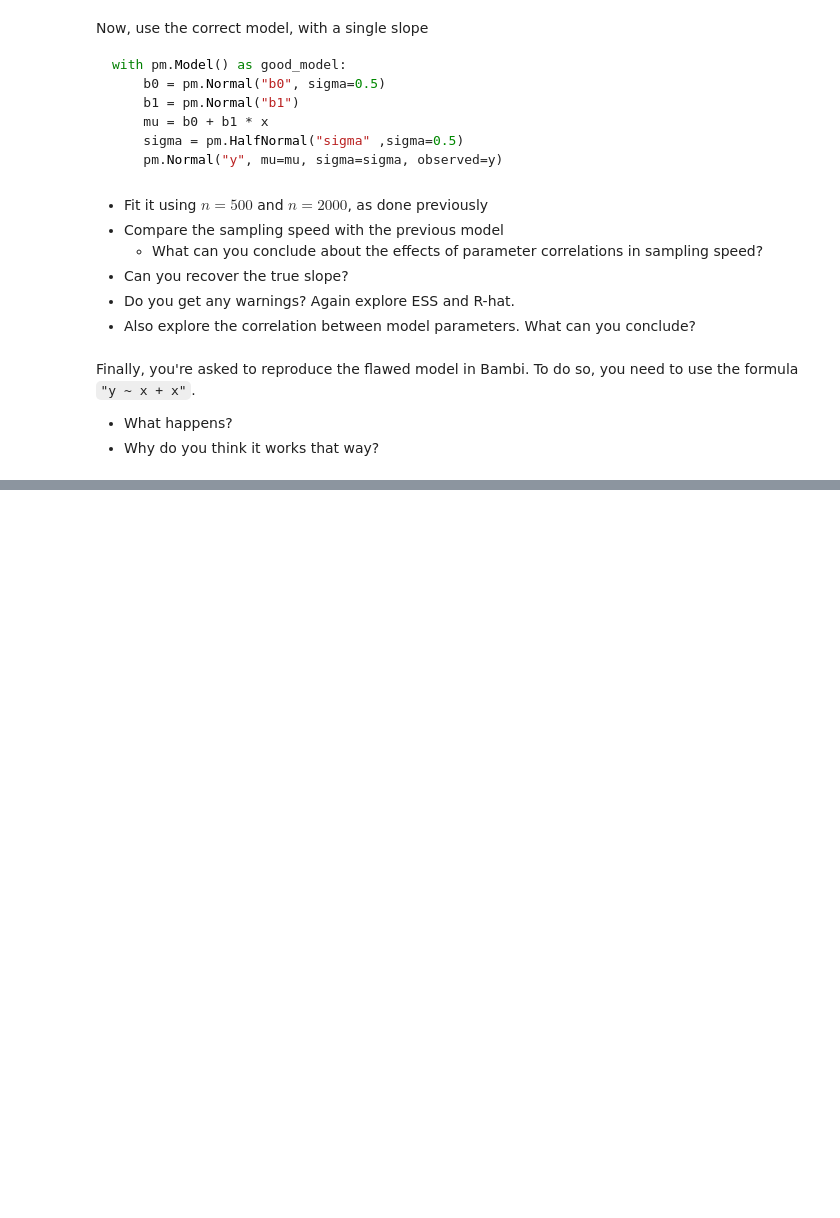
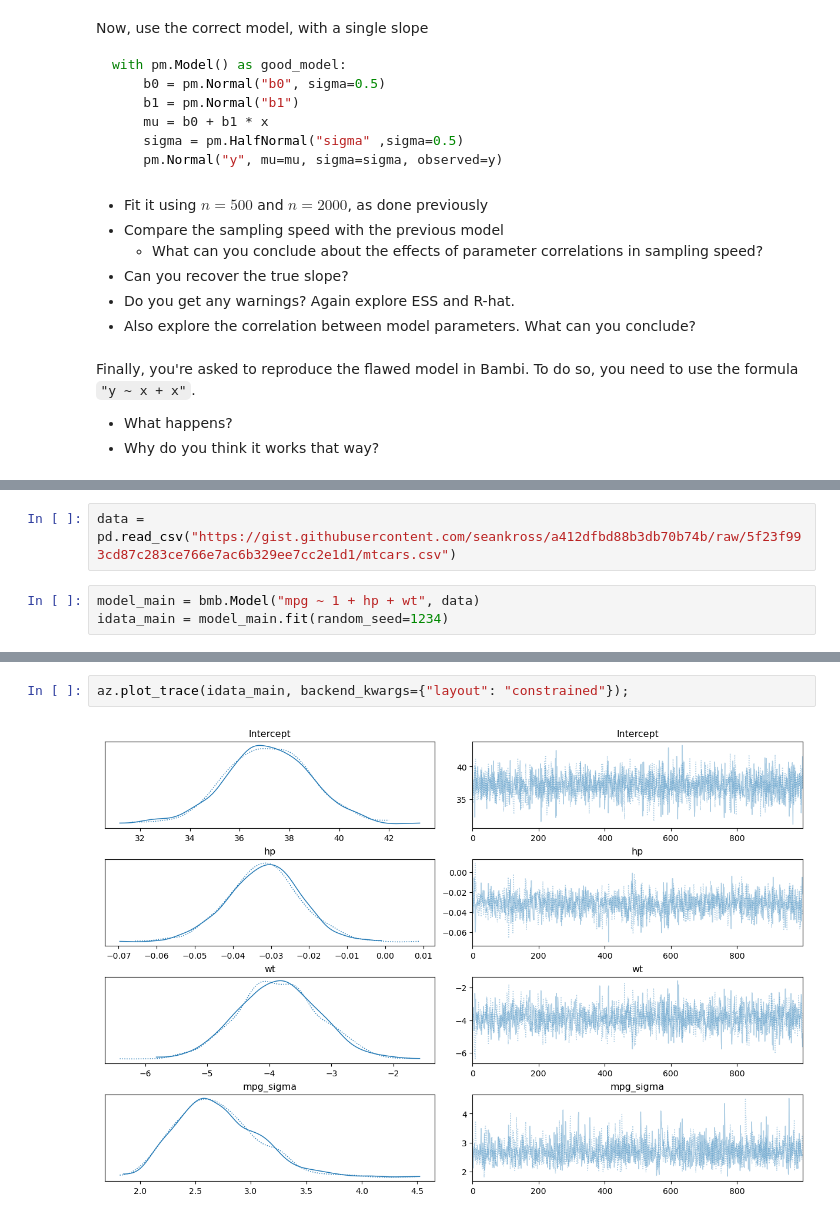
Before and after one commit to tomicapretto/etc, a Jupyter notebook: lessons/03_BambiDeepDive/Bambi_Deep_Dive_Exercises.ipynb, the cells around one changed output, grey strips where cells are left out. Drawn from its saved outputs; the diff is of its cells as text; blank space fills up the shorter version.

```diff
--- a/lessons/03_BambiDeepDive/Bambi_Deep_Dive_Exercises.ipynb
+++ b/lessons/03_BambiDeepDive/Bambi_Deep_Dive_Exercises.ipynb
@@ -151,0 +166,5 @@ Some real world use case
+# %%
+data = pd.read_csv("https://gist.githubusercontent.com/seankross/a412dfbd88b3db70b74b/raw/5f23f993cd87c283ce766e7ac6b329ee7cc2e1d1/mtcars.csv")
+# %%
+model_main = bmb.Model("mpg ~ 1 + hp + wt", data)
+idata_main = model_main.fit(random_seed=1234)
@@ -151,0 +188,4 @@ Some real world use case
+# %%
+az.plot_trace(idata_main, backend_kwargs={"layout": "constrained"});
+# %% [output]
+[figure, added]
```
Also changed, not shown: parts of 10 cells of this notebook.
